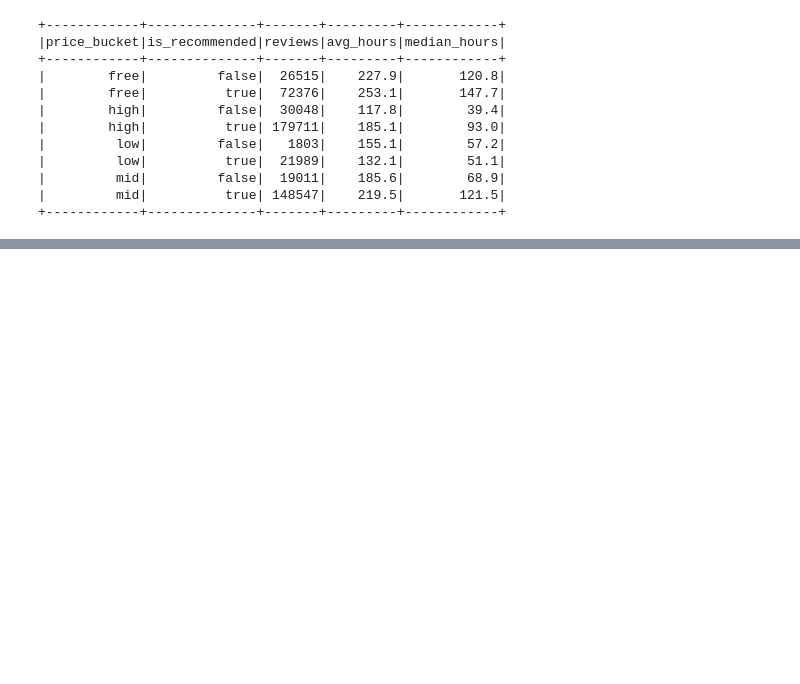
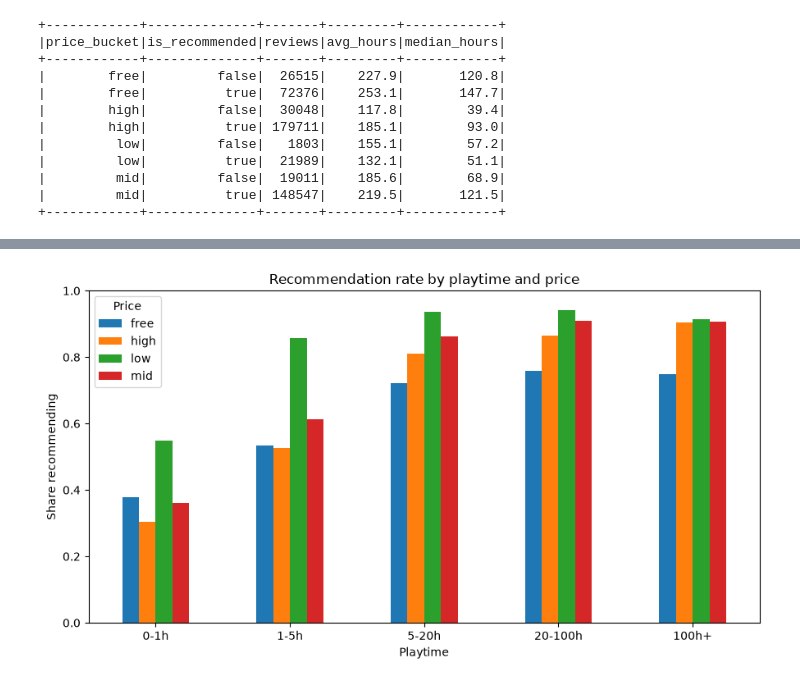
Before and after one commit to lucaIacopino/Steam-Reviews-Analysis, a Jupyter notebook: notebooks/spark_analysis.ipynb, the cells around one changed output, grey strips where cells are left out. Cells and saved outputs as stored; diff of their text form; code cells hidden in the pictures; blank space fills up the shorter version.

```diff
--- a/notebooks/spark_analysis.ipynb
+++ b/notebooks/spark_analysis.ipynb
@@ -285,0 +349,16 @@ hours_by_outcome.show()
+# %%
+pivot = (
+    by_playtime_price.toPandas()
+    .pivot(index="playtime_bucket", columns="price_bucket", values="rate")
+    .reindex(BUCKET_ORDER)
+)
+
+ax = pivot.plot(kind="bar", ylim=(0, 1), rot=0)
+ax.set_xlabel("Playtime")
+ax.set_ylabel("Share recommending")
+ax.set_title("Recommendation rate by playtime and price")
+ax.legend(title="Price")
+plt.tight_layout()
+plt.show()
+# %% [output]
+[figure, added]
```
Also changed, not shown: parts of 11 cells of this notebook.
